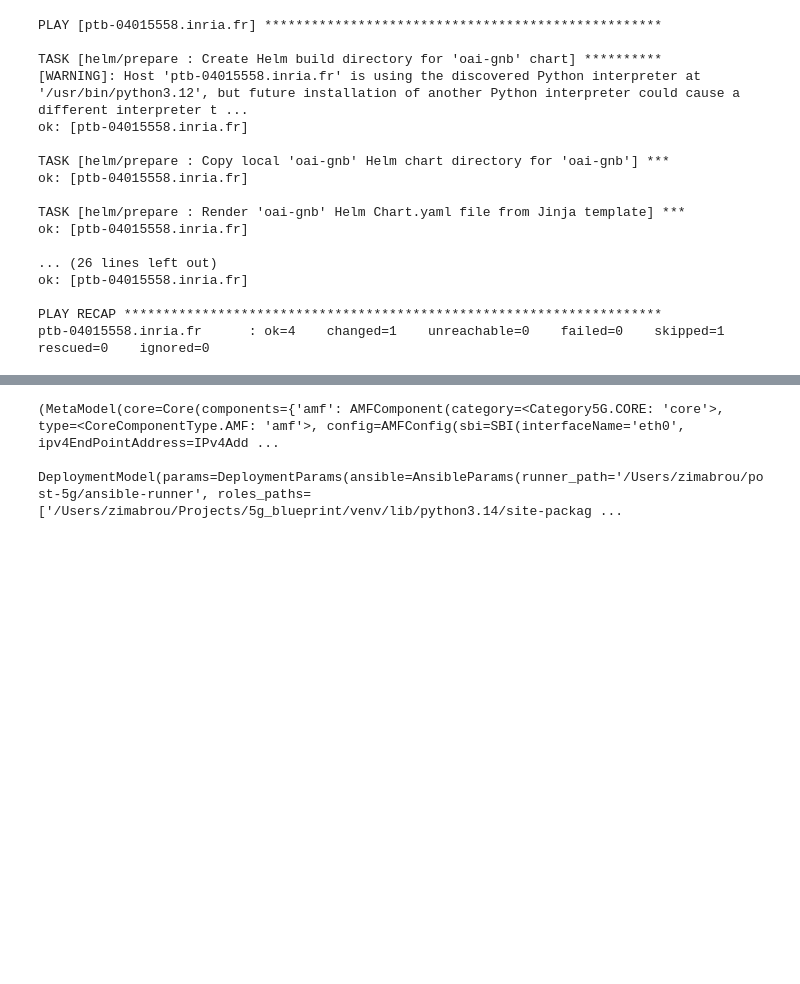
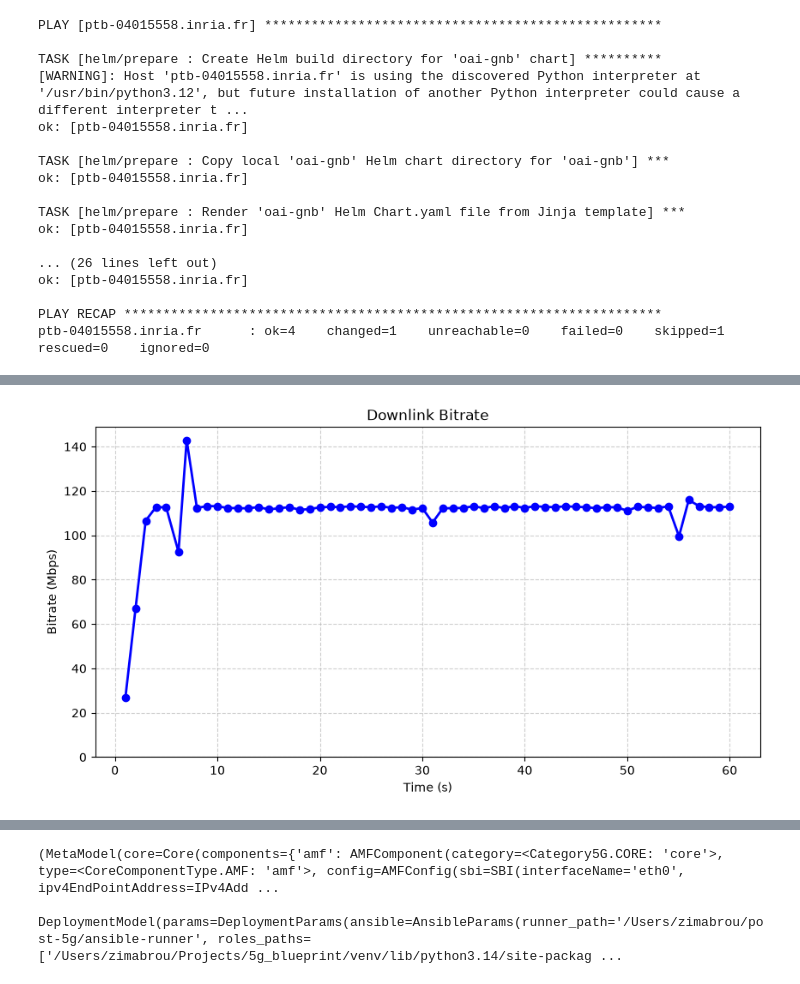
Before and after one commit to ifran-project/ifran, a Jupyter notebook: examples/b210/test.ipynb, the cells around one changed output, grey strips where cells are left out. Drawn from its saved outputs; the diff is of its cells as text; code cells hidden in the pictures; blank space fills up the shorter version.

```diff
--- a/examples/b210/test.ipynb
+++ b/examples/b210/test.ipynb
@@ -210,0 +483,2 @@ gNBs:
+# %%
+await prov.run_node_command(command=["sh", "-c", "DEBIAN_FRONTEND=noninteractive apt install -y iperf3"], become=True, quiet=True)
@@ -210,0 +516,2 @@ gNBs:
+# %%
+await prov.run_node_command(command=["iperf3", "-s", "-1", "-D"], nodes=["ptb-04015558.inria.fr"], quiet=True)
@@ -210,0 +575,43 @@ gNBs:
+# %%
+import json
+import matplotlib.pyplot as plt
+import pandas as pd
+
+def plot_throughput(iperf_json: str, title: str):
+    # load the iperf3 JSON
+    data = json.loads(iperf_json)
+
+    # extract interval timestamps and speeds
+    time_points = []
+    bandwidth_mbps = []
+
+    for interval in data["intervals"]:
+        # the 'sum' object aggregates all parallel streams if you used the -P flag
+        sum_data = interval["sum"]
+
+        # iperf3 tracks time from the start of the test (e.g., end of second 1, second 2)
+        time_points.append(sum_data["end"])
+
+        # convert bits per second to Mbps
+        mbps = sum_data["bits_per_second"] / 1_000_000
+        bandwidth_mbps.append(mbps)
+
+    # create a DataFrame for easy manipulation
+    df = pd.DataFrame({"Time (s)": time_points, "Bitrate (Mbps)": bandwidth_mbps})
+
+    # generate the plot
+    plt.figure(figsize=(10, 5))
+    plt.plot(df["Time (s)"], df["Bitrate (Mbps)"], marker='o', color='b', linestyle='-', linewidth=2)
+
+    plt.title(title)
+    plt.xlabel("Time (s)")
+    plt.ylabel("Bitrate (Mbps)")
+    plt.grid(True, linestyle='--', alpha=0.6)
+    plt.ylim(bottom=0)  # force Y-axis to start at 0
+
+    # display the graph
+    plt.show()
+# %%
+plot_throughput(downlink, "Downlink Bitrate")
+# %% [output]
+[figure, added]
```
Also changed, not shown: parts of 66 cells of this notebook, 2 other files.
